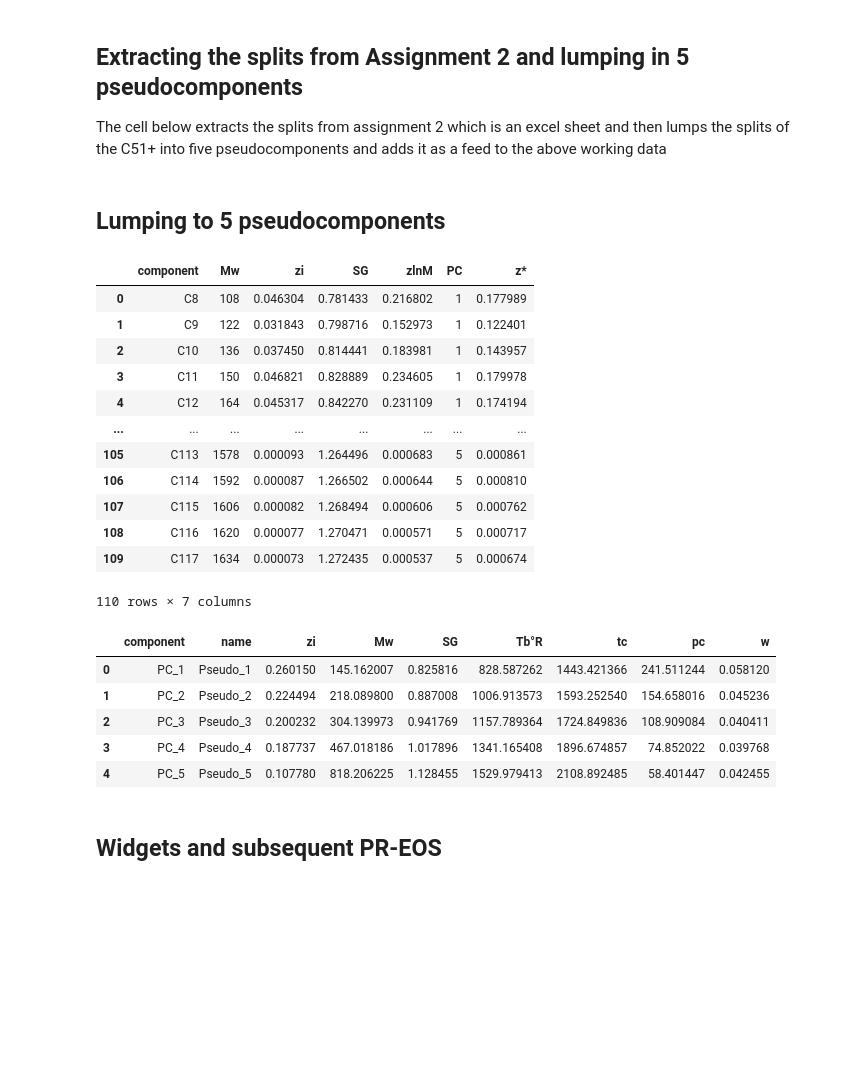
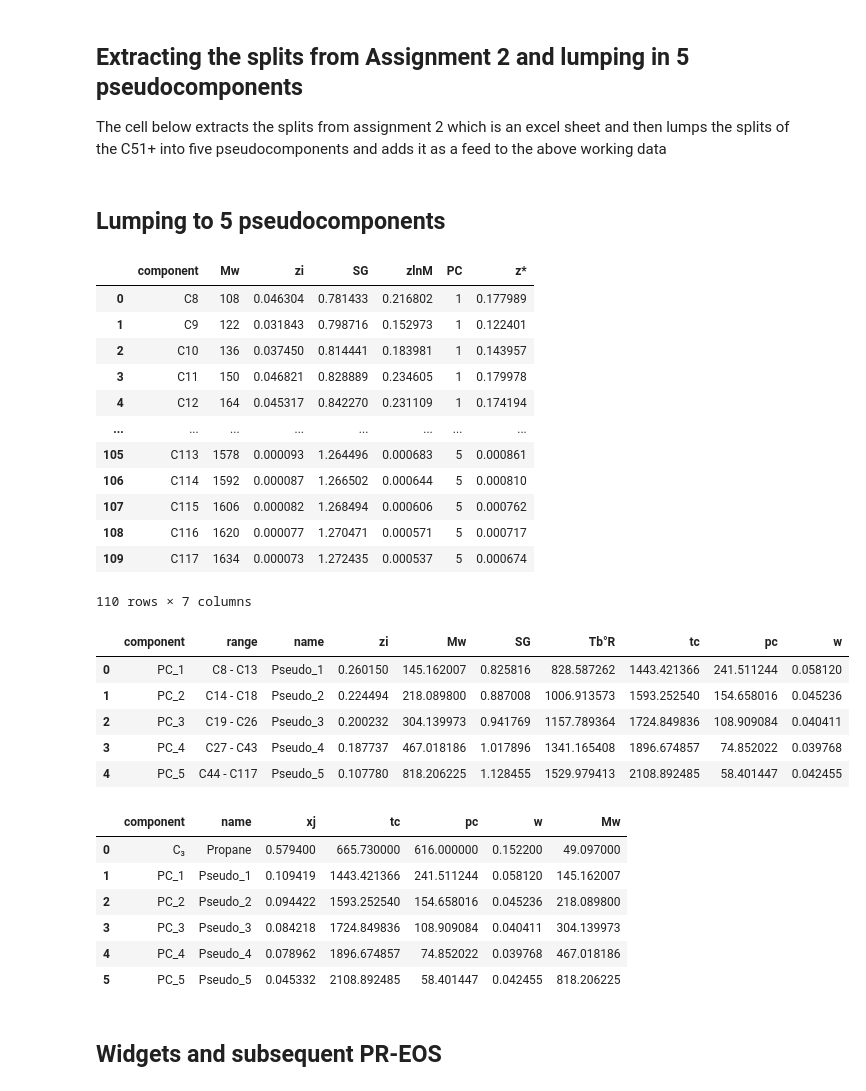
Before and after one commit to Isidorev215/ENPE_880AQ_PR_EOS, a Jupyter notebook: Question_3.ipynb, the cells around one changed output. Saved outputs shown, nothing was run; the diff lists cells and outputs as text; code cells hidden in the pictures; blank space fills up the shorter version.

```diff
--- a/Question_3.ipynb
+++ b/Question_3.ipynb
@@ -133,6 +133,7 @@ def group_pcs(pseudos_raw):
             groups[pc] = {"data": []}
         groups[pc]['data'].append(comp)
 
+    # This for loop calculates the sum zL for each group
     for pc_key, value in groups.items():
         z_sum_pc = 0
         for comp in value['data']:
@@ -156,6 +157,7 @@ def group_pcs(pseudos_raw):
         # finally
         export_dict = {
             "component": f"PC_{pc_key}",
+            "range": f"{value['data'][0]['component']} -  {value['data'][len(value['data'])-1]['component']}",
             "name": f"Pseudo_{pc_key}",
             "zi": value['z_sum'],
             "Mw": value['ML'],
@@ -201,39 +203,47 @@ def create_a_new_feed_from_pcs(base_feed, pc_data):
 
     for comp in pc_data:
         temp_dict = { 'component': comp['component'], 'name': comp['name'], 'xj': comp['zi'] * heavy_oil_xj , 'tc': comp['tc'], 'pc': comp['pc'], 'w': comp['w'], 'Mw': comp['Mw'] }
         new_feed['mixture'].append(temp_dict)
 
     # bip matrix
     new_feed['bip_matrix'] = [[None for x in new_feed['mixture']] for y in new_feed['mixture']]
     for i in range(len(new_feed['mixture'])):
         for j in range(len(new_feed['mixture'])):
             new_feed['bip_matrix'][i][j] = 0
 
     return new_feed
 
 created_feed = create_a_new_feed_from_pcs(feeds['Feed_1_PC_1'], final_PC_properties)
+display(pd.DataFrame(created_feed['mixture']))
 feeds[f"Feed_1_PC_{number_of_intended_pcs}"] = created_feed
 # %% [output]
 Lumping to 5 pseudocomponents
 |  | component | Mw | zi | SG | zlnM | PC | z* |
 | 0 | C8 | 108 | 0.046304 | 0.781433 | 0.216802 | 1 | 0.177989 |
 | 1 | C9 | 122 | 0.031843 | 0.798716 | 0.152973 | 1 | 0.122401 |
 | 2 | C10 | 136 | 0.037450 | 0.814441 | 0.183981 | 1 | 0.143957 |
 | 3 | C11 | 150 | 0.046821 | 0.828889 | 0.234605 | 1 | 0.179978 |
 | 4 | C12 | 164 | 0.045317 | 0.842270 | 0.231109 | 1 | 0.174194 |
 | ... | ... | ... | ... | ... | ... | ... | ... |
 | 105 | C113 | 1578 | 0.000093 | 1.264496 | 0.000683 | 5 | 0.000861 |
 | 106 | C114 | 1592 | 0.000087 | 1.266502 | 0.000644 | 5 | 0.000810 |
 | 107 | C115 | 1606 | 0.000082 | 1.268494 | 0.000606 | 5 | 0.000762 |
 | 108 | C116 | 1620 | 0.000077 | 1.270471 | 0.000571 | 5 | 0.000717 |
 | 109 | C117 | 1634 | 0.000073 | 1.272435 | 0.000537 | 5 | 0.000674 |
 110 rows × 7 columns
-|  | component | name | zi | Mw | SG | Tb°R | tc | pc | w |
-| 0 | PC_1 | Pseudo_1 | 0.260150 | 145.162007 | 0.825816 | 828.587262 | 1443.421366 | 241.511244 | 0.058120 |
-| 1 | PC_2 | Pseudo_2 | 0.224494 | 218.089800 | 0.887008 | 1006.913573 | 1593.252540 | 154.658016 | 0.045236 |
-| 2 | PC_3 | Pseudo_3 | 0.200232 | 304.139973 | 0.941769 | 1157.789364 | 1724.849836 | 108.909084 | 0.040411 |
-| 3 | PC_4 | Pseudo_4 | 0.187737 | 467.018186 | 1.017896 | 1341.165408 | 1896.674857 | 74.852022 | 0.039768 |
-| 4 | PC_5 | Pseudo_5 | 0.107780 | 818.206225 | 1.128455 | 1529.979413 | 2108.892485 | 58.401447 | 0.042455 |
+|  | component | range | name | zi | Mw | SG | Tb°R | tc | pc | w |
+| 0 | PC_1 | C8 - C13 | Pseudo_1 | 0.260150 | 145.162007 | 0.825816 | 828.587262 | 1443.421366 | 241.511244 | 0.058120 |
+| 1 | PC_2 | C14 - C18 | Pseudo_2 | 0.224494 | 218.089800 | 0.887008 | 1006.913573 | 1593.252540 | 154.658016 | 0.045236 |
+| 2 | PC_3 | C19 - C26 | Pseudo_3 | 0.200232 | 304.139973 | 0.941769 | 1157.789364 | 1724.849836 | 108.909084 | 0.040411 |
+| 3 | PC_4 | C27 - C43 | Pseudo_4 | 0.187737 | 467.018186 | 1.017896 | 1341.165408 | 1896.674857 | 74.852022 | 0.039768 |
+| 4 | PC_5 | C44 - C117 | Pseudo_5 | 0.107780 | 818.206225 | 1.128455 | 1529.979413 | 2108.892485 | 58.401447 | 0.042455 |
+|  | component | name | xj | tc | pc | w | Mw |
+| 0 | C₃ | Propane | 0.579400 | 665.730000 | 616.000000 | 0.152200 | 49.097000 |
+| 1 | PC_1 | Pseudo_1 | 0.109419 | 1443.421366 | 241.511244 | 0.058120 | 145.162007 |
+| 2 | PC_2 | Pseudo_2 | 0.094422 | 1593.252540 | 154.658016 | 0.045236 | 218.089800 |
+| 3 | PC_3 | Pseudo_3 | 0.084218 | 1724.849836 | 108.909084 | 0.040411 | 304.139973 |
+| 4 | PC_4 | Pseudo_4 | 0.078962 | 1896.674857 | 74.852022 | 0.039768 | 467.018186 |
+| 5 | PC_5 | Pseudo_5 | 0.045332 | 2108.892485 | 58.401447 | 0.042455 | 818.206225 |
 # %% [markdown]
 ## Widgets and subsequent PR-EOS
 # %%
```
Also changed, not shown: 6 other files.
